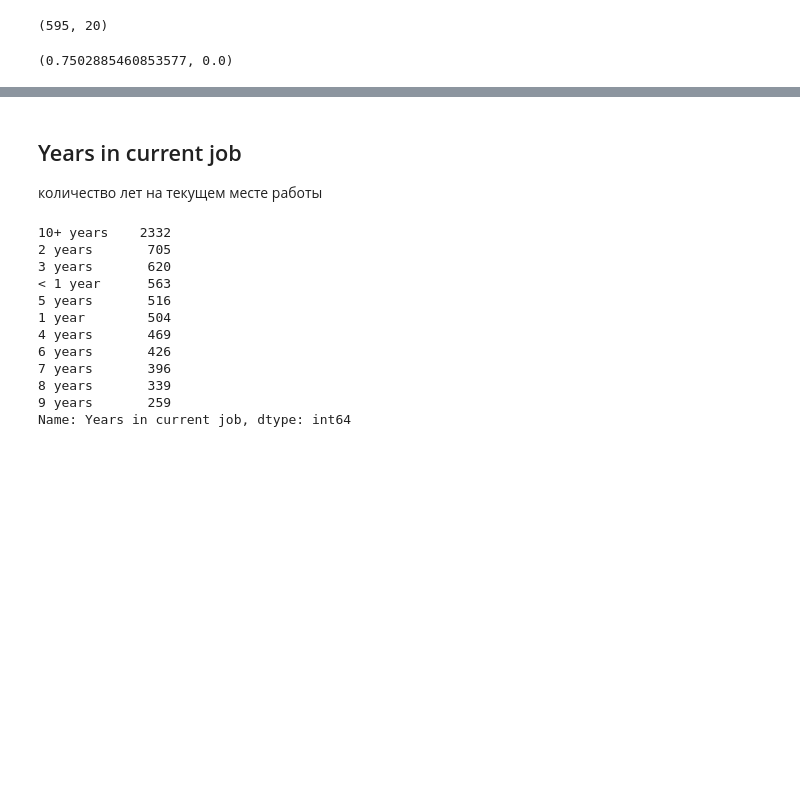
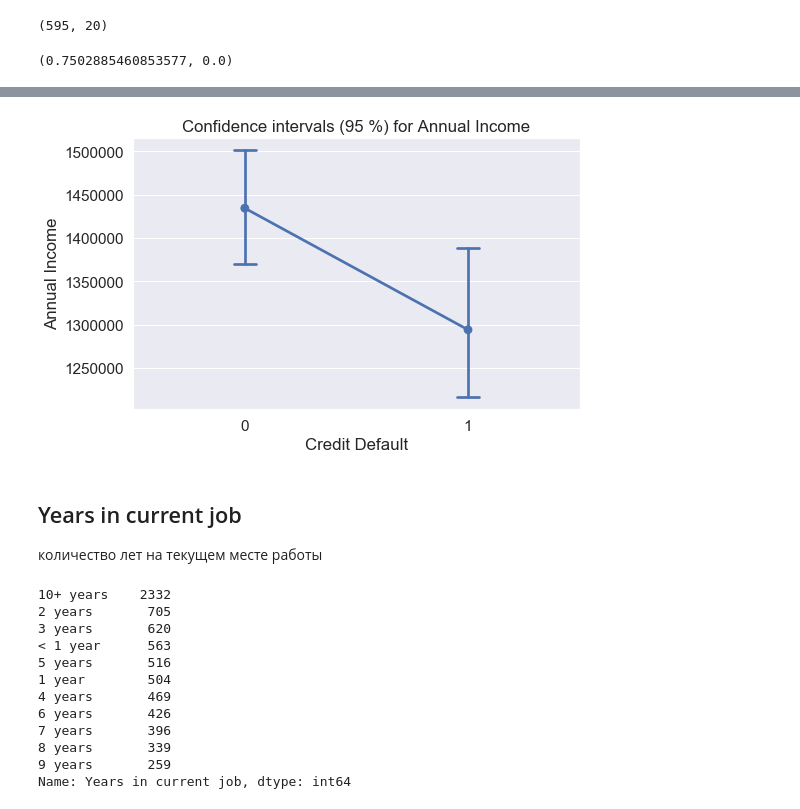
Before and after one commit to Aleksei741/Python_Lesson, a Jupyter notebook: Библиотеки Python для Data Science продолжение/course_project/AKraev_solution.ipynb, the cells around one changed output, grey strips where cells are left out. Drawn from its saved outputs; the diff is of its cells as text; code cells hidden in the pictures; blank space fills up the shorter version.

```diff
--- a/Библиотеки Python для Data Science продолжение/course_project/AKraev_solution.ipynb
+++ b/Библиотеки Python для Data Science продолжение/course_project/AKraev_solution.ipynb
@@ -194,0 +217,4 @@ plt.show()
+# %%
+Annual_Income_with_target_s = df_train[['Annual Income', TARGET_NAME]].sample(1000)
+Annual_Income_target_0 = df_train.loc[df_train[TARGET_NAME] == 0, ['Annual Income']]
+Annual_Income_target_1 = df_train.loc[df_train[TARGET_NAME] == 1, ['Annual Income']]
@@ -194,0 +225,9 @@ plt.show()
+# %%
+plt.figure(figsize=(8,5))
+
+sns.pointplot(x=TARGET_NAME, y='Annual Income', data=Annual_Income_with_target_s, capsize=.1)
+plt.title('Confidence intervals (95 %) for Annual Income')
+
+plt.show()
+# %% [output]
+[figure, added]
```
Also changed, not shown: parts of 54 cells of this notebook, 11 other files.
